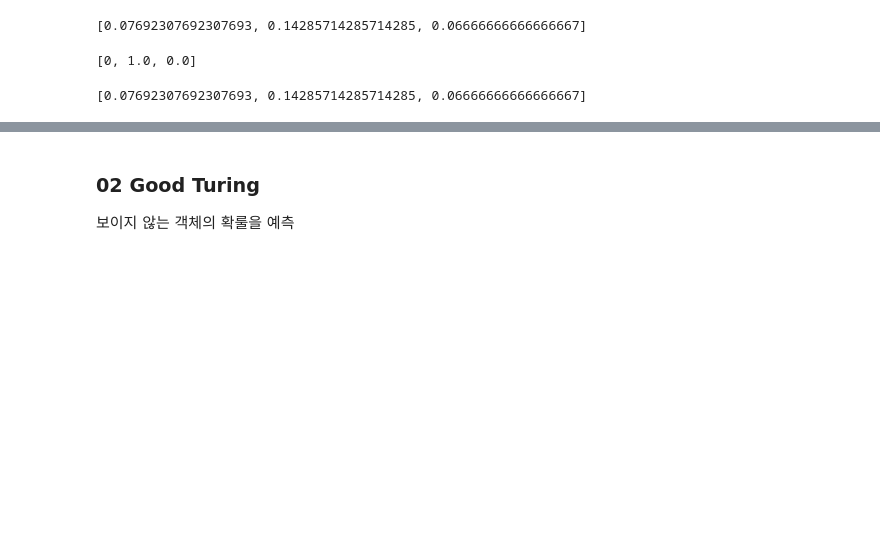
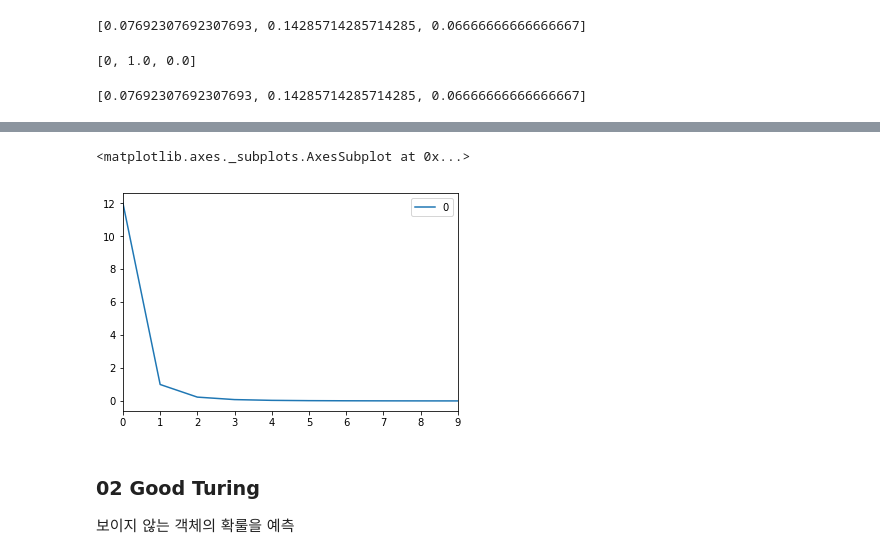
Before and after one commit to Queie/TensorFlow, a Jupyter notebook: 02.Modeling.ipynb, the cells around one changed output, grey strips where cells are left out. Saved outputs shown, nothing was run; the diff lists cells and outputs as text; code cells hidden in the pictures; blank space fills up the shorter version.

```diff
--- a/02.Modeling.ipynb
+++ b/02.Modeling.ipynb
@@ -382,0 +286,4 @@ cpd_laplace = nltk.ConditionalProbDist(cfd, nltk.LaplaceProbDist, bins=len(vocab
+# %%
+# 단어의 빈도 구하기
+freq_corpus = nltk.FreqDist(corpus)
+freq_corpus
@@ -382,0 +304,4 @@ cpd_laplace = nltk.ConditionalProbDist(cfd, nltk.LaplaceProbDist, bins=len(vocab
+# %%
+# SGT 모형생성
+sgt_pd=nltk.SimpleGoodTuringProbDist(freq_corpus)
+sgt_pd.discount()
@@ -382,0 +331,4 @@ cpd_laplace = nltk.ConditionalProbDist(cfd, nltk.LaplaceProbDist, bins=len(vocab
+# %%
+import pandas as pd
+plot_sgt = pd.DataFrame([sgt_pd.smoothedNr(v+1) for v in range(10)])
+plot_sgt
@@ -383,3 +347,9 @@ cpd_laplace = nltk.ConditionalProbDist(cfd, nltk.LaplaceProbDist, bins=len(vocab
+# %%
+%matplotlib inline
+plot_sgt.plot(kind='line')
+# %% [output]
+<matplotlib.axes._subplots.AxesSubplot at 0x...>
+[figure, added]
 # %% [markdown]
 ### 02 Good Turing
 보이지 않는 객체의 확룰을 예측
```
Also changed, not shown: parts of 31 cells of this notebook, 2 other files.
